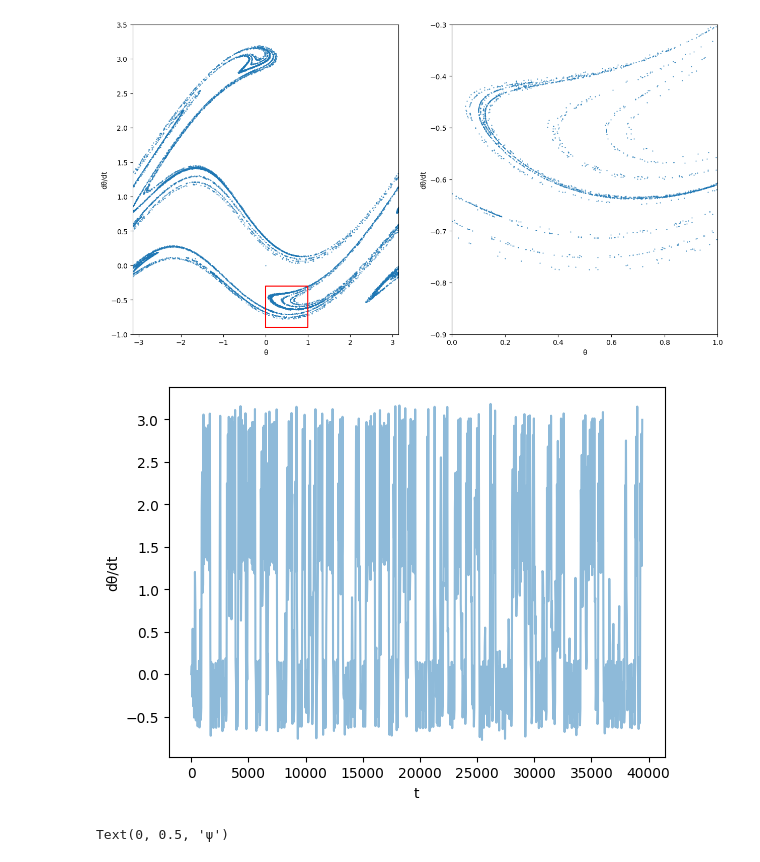
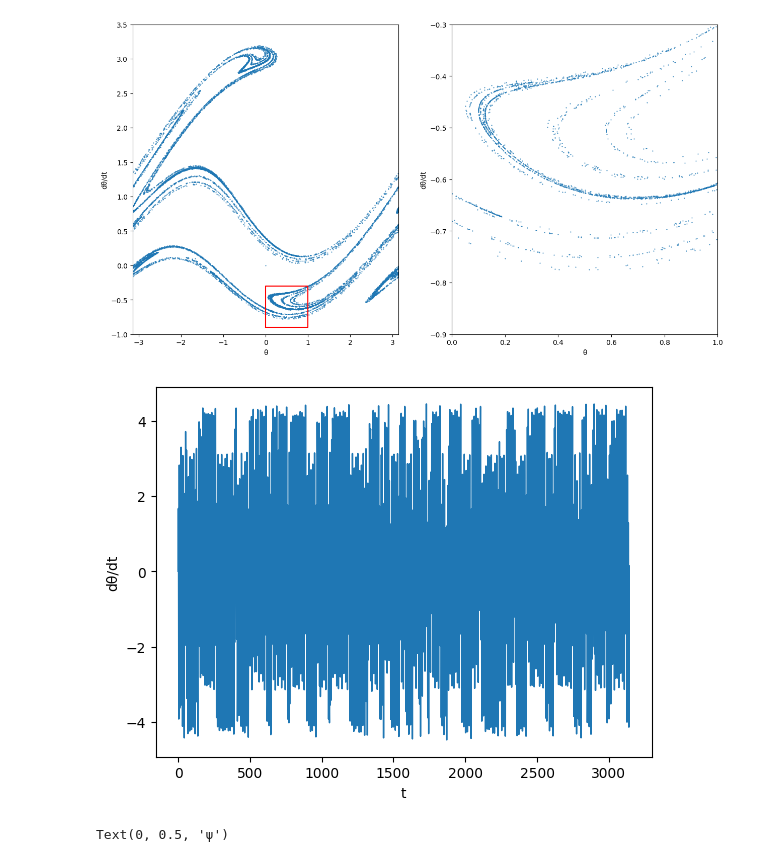
Before and after one commit to othon-ishiyi/Chaotic-Systems, a Jupyter notebook: exame.ipynb, the cells around one changed output. Cells and saved outputs as stored; diff of their text form; code cells hidden in the pictures.

Commit message:
fixed pendulum w(t) graph

```diff
--- a/exame.ipynb
+++ b/exame.ipynb
@@ -96,13 +96,14 @@ t_span = (0, t_points[-1])
 v = 0.22
 f = 2.7
 
-solution = solve_ivp(pendulum_ODE, t_span, initial_conditions, t_eval=t_points, args=(v,f), method='DOP853', max_step = 0.2)
+solver = solve_ivp(pendulum_ODE, t_span, initial_conditions, dense_output=True, args=(v,f), method='DOP853', max_step = 0.2)
 
-theta_values = np.array(solution.y[0])
+solution = solver.sol(t_points)
+theta_values = np.array(solution[0])
 theta_values = np.mod(theta_values, 2*np.pi)
 theta_values = np.where(theta_values > np.pi, theta_values-2*np.pi, theta_values)
 
-dtheta_values = solution.y[1]
+dtheta_values = solution[1]
 # %%
 fig, axs = plt.subplots(1,2, squeeze=False, figsize = (15,8))
 
@@ -125,14 +126,15 @@ plt.show()
 # %% [output]
 [figure]
 # %%
-time = t_points[0:1000]*2*np.pi
+t = np.linspace(0, 1000*np.pi, 10000)
+dtheta = solver.sol(t)[1]
 _, ax = plt.subplots()
-ax.plot(time, dtheta_values[0:1000], alpha = 0.5)
+ax.plot(t, dtheta, linewidth = 1)
 ax.set_xlabel("t")
 ax.set_ylabel('dθ/dt')
 plt.show()
 # %% [output]
-[figure, old version]
+[figure, new version]
 # %%
 # Function P was not given
 P = lambda phi, theta: np.sin(2*np.pi*(phi+theta))*np.cos(2*np.pi*(phi-theta))
```
